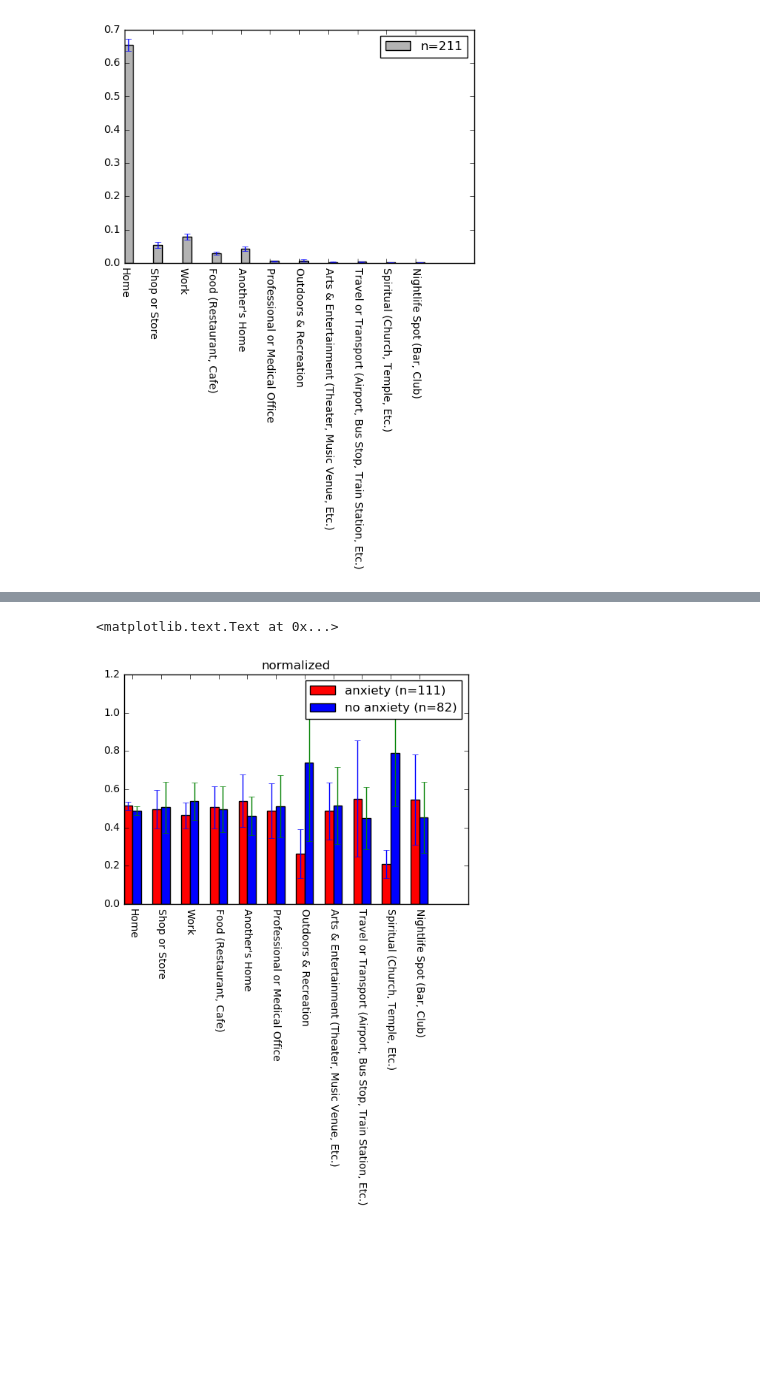
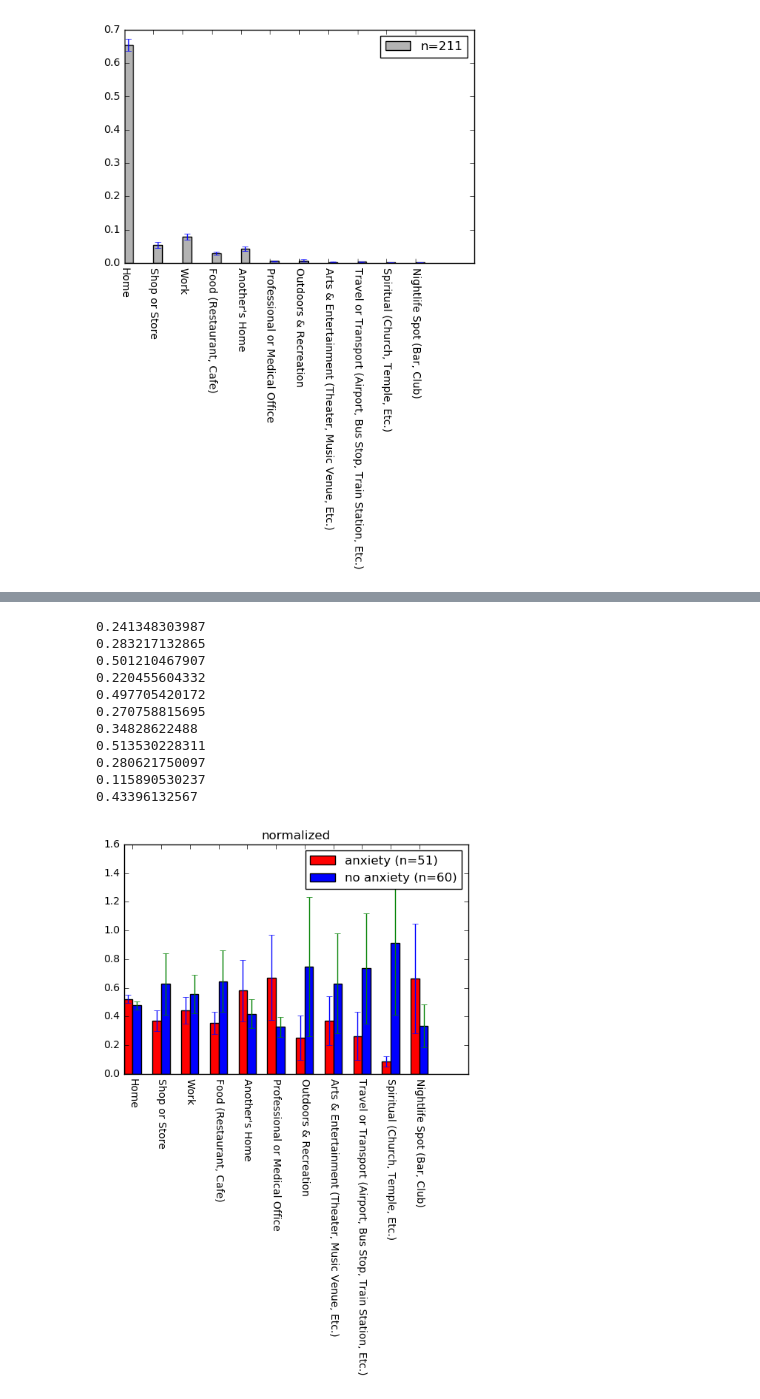
Before and after one commit to sosata/CS120DataAnalysis, a Jupyter notebook: SemanticLocation/show_locations.ipynb, the cells around one changed output, grey strips where cells are left out. Saved outputs shown, nothing was run; the diff lists cells and outputs as text; code cells hidden in the pictures; blank space fills up the shorter version.

Commit message:
demo vs location

```diff
--- a/SemanticLocation/show_locations.ipynb
+++ b/SemanticLocation/show_locations.ipynb
@@ -87,16 +81,20 @@ plt.legend(['n={}'.format(data_loc.shape[0])])
 # compare depressed to non-depressed
 
 import matplotlib.pyplot as plt
+from scipy.stats import ttest_ind
 %matplotlib inline
 
 # option 1: all <> 10
-# ind_dep = np.where(np.logical_and(np.logical_and(data['PHQ9 W0']>=10, data['PHQ9 W3']>=10), data['PHQ9 W6']>=10))[0]
-# ind_nodep = np.where(np.logical_and(np.logical_and(data['PHQ9 W0']<10, data['PHQ9 W3']<10), data['PHQ9 W6']<10))[0]
+ind_dep = np.where(np.logical_and(np.logical_and(data['PHQ9 W0']>=10, data['PHQ9 W3']>=10), data['PHQ9 W6']>=10))[0]
+ind_nodep = np.where(np.logical_and(np.logical_and(data['PHQ9 W0']<10, data['PHQ9 W3']<10), data['PHQ9 W6']<10))[0]
 
 # option 2: average <> 10
-ind_dep = np.where(data['PHQ9 W0']+data['PHQ9 W3']+data['PHQ9 W6']>=30)[0]
-ind_nodep = np.where(data['PHQ9 W0']+data['PHQ9 W3']+data['PHQ9 W6']<30)[0]
+# ind_dep = np.where(data['PHQ9 W0']+data['PHQ9 W3']+data['PHQ9 W6']>=30)[0]
+# ind_nodep = np.where(data['PHQ9 W0']+data['PHQ9 W3']+data['PHQ9 W6']<30)[0]
 
+# option 3: change <> 0
+# ind_dep = np.where(data['PHQ9 W6']-data['PHQ9 W0']>=0)[0]
+# ind_nodep = np.where(data['PHQ9 W6']-data['PHQ9 W0']<0)[0]
 
 data_dep = data.loc[ind_dep, list(location_top)]
 data_nodep = data.loc[ind_nodep, list(location_top)]
@@ -122,4 +120,12 @@ plt.bar(np.arange(mean_nodep.size)+.3, np.divide(mean_nodep,mean_dep+mean_nodep)
 plt.xticks(np.arange(mean_dep.size)+.3, data_dep.columns, rotation=270)
 plt.legend(['depression (n={})'.format(data_dep.shape[0]),'no depression (n={})'.format(data_nodep.shape[0])])
 plt.title('normalized')
+
+# ttest
+for (i,loc) in enumerate(location_top):
+    _,p = ttest_ind(data_dep.loc[np.logical_not(np.isnan(data_dep.loc[:,loc])),loc], \
+                    data_nodep.loc[np.logical_not(np.isnan(data_nodep.loc[:,loc])),loc], equal_var=False)
+    print p
+    if p<.05:
+        plt.plot(i+.3, 0.05, '*', markersize=10, color=(0,1,0))
 # %% [output]
@@ -132,12 +148,16 @@ import matplotlib.pyplot as plt
 %matplotlib inline
 
 # option 1: all <> 10
-# ind_anx = np.where(np.logical_and(np.logical_and(data['GAD7 W0']>=10, data['GAD7 W3']>=10), data['GAD7 W6']>=10))[0]
-# ind_noanx = np.where(np.logical_and(np.logical_and(data['GAD7 W0']<10, data['GAD7 W3']<10), data['GAD7 W6']<10))[0]
+ind_anx = np.where(np.logical_and(np.logical_and(data['GAD7 W0']>=10, data['GAD7 W3']>=10), data['GAD7 W6']>=10))[0]
+ind_noanx = np.where(np.logical_and(np.logical_and(data['GAD7 W0']<10, data['GAD7 W3']<10), data['GAD7 W6']<10))[0]
 
 # option 2: average <> 10
-ind_anx = np.where(data['GAD7 W0']+data['GAD7 W3']+data['GAD7 W6']>=30)[0]
-ind_noanx = np.where(data['GAD7 W0']+data['GAD7 W3']+data['GAD7 W6']<30)[0]
+# ind_anx = np.where(data['GAD7 W0']+data['GAD7 W3']+data['GAD7 W6']>=30)[0]
+# ind_noanx = np.where(data['GAD7 W0']+data['GAD7 W3']+data['GAD7 W6']<30)[0]
+
+# option 3: change <> 0
+# ind_anx = np.where(data['GAD7 W6']-data['GAD7 W0']>=0)[0]
+# ind_noanx = np.where(data['GAD7 W6']-data['GAD7 W0']<0)[0]
 
 data_anx = data.loc[ind_anx, list(location_top)]
 data_noanx = data.loc[ind_noanx, list(location_top)]
@@ -150,7 +170,7 @@ ci_noanx = np.std(data_noanx, axis=0)/np.sqrt(data_noanx.shape[0])
 plt.bar(np.arange(mean_anx.size), mean_anx, yerr=ci_anx, width=.3, color=(1,0,0))
 plt.bar(np.arange(mean_noanx.size)+.3, mean_noanx, yerr=ci_noanx, width=.3, color=(0,0,1))
 plt.xticks(np.arange(mean_anx.size)+.3, data_anx.columns, rotation=270)
-plt.legend(['anxiety (n={})'.format(data_dep.shape[0]),'no anxiety (n={})'.format(data_nodep.shape[0])])
+plt.legend(['anxiety (n={})'.format(data_anx.shape[0]),'no anxiety (n={})'.format(data_noanx.shape[0])])
 plt.title('non-normalized')
 # %% [output]
 <matplotlib.text.Text at 0x...>
@@ -158,11 +178,29 @@ plt.title('non-normalized')
 # %%
 # same but normalized
 
 plt.bar(np.arange(mean_anx.size), np.divide(mean_anx,mean_anx+mean_noanx), yerr=np.divide(ci_anx,mean_anx+mean_noanx), width=.3, color=(1,0,0))
 plt.bar(np.arange(mean_noanx.size)+.3, np.divide(mean_noanx,mean_anx+mean_noanx), yerr=np.divide(ci_noanx,mean_anx+mean_noanx), width=.3, color=(0,0,1))
 plt.xticks(np.arange(mean_anx.size)+.3, data_anx.columns, rotation=270)
-plt.legend(['anxiety (n={})'.format(data_dep.shape[0]),'no anxiety (n={})'.format(data_nodep.shape[0])])
+plt.legend(['anxiety (n={})'.format(data_anx.shape[0]),'no anxiety (n={})'.format(data_noanx.shape[0])])
 plt.title('normalized')
+
+# ttest
+for (i,loc) in enumerate(location_top):
+    _,p = ttest_ind(data_anx.loc[np.logical_not(np.isnan(data_anx.loc[:,loc])),loc], \
+                    data_noanx.loc[np.logical_not(np.isnan(data_noanx.loc[:,loc])),loc], equal_var=False)
+    print p
+    if p<.05:
+        plt.plot(i+.3, 0.05, '*', markersize=10, color=(0,1,0))
 # %% [output]
-<matplotlib.text.Text at 0x...>
+0.241348303987
+0.283217132865
+0.501210467907
+0.220455604332
+0.497705420172
+0.270758815695
+0.34828622488
+0.513530228311
+0.280621750097
+0.115890530237
+0.43396132567
-[figure, old version]
+[figure, new version]
```
Also changed, not shown: parts of 11 cells of this notebook, 5 other files.
